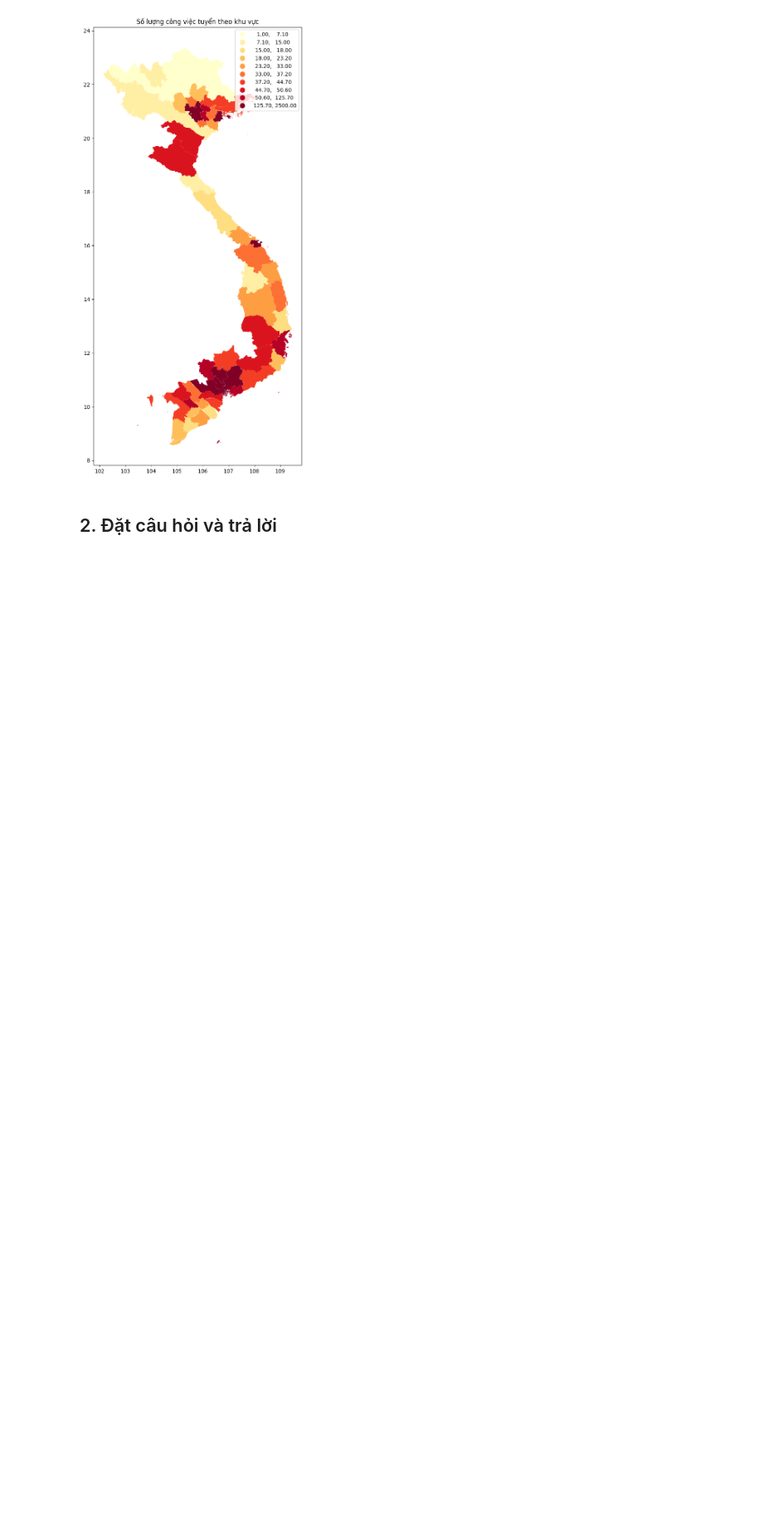
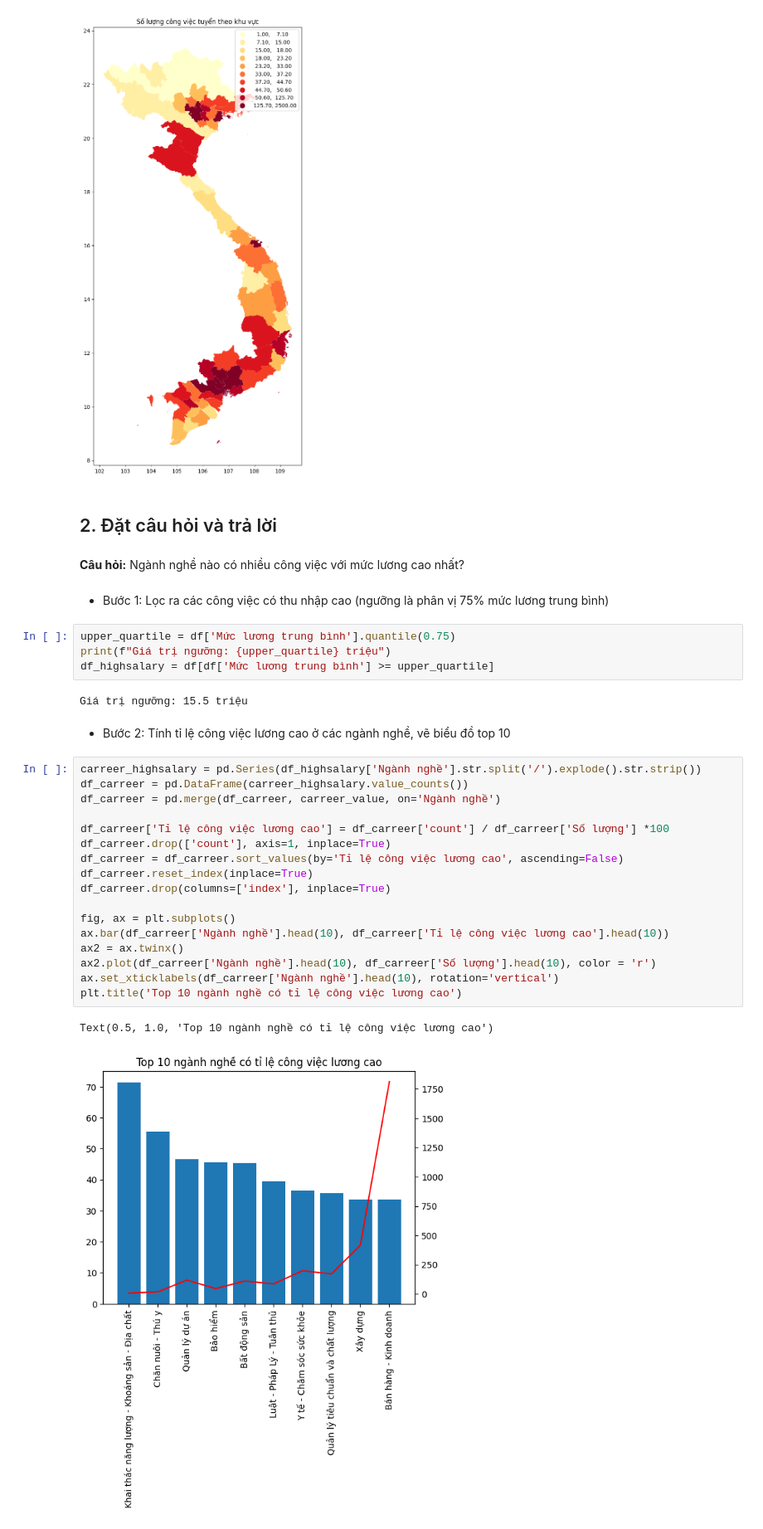
Before and after one commit to HungLVT/NMKHDL, a Jupyter notebook: notebooks/3.0-question-and-answer.ipynb, the cells around one changed output. Shown at 83% size. Cells and saved outputs as stored; diff of their text form; blank space fills up the shorter version.

```diff
--- a/notebooks/3.0-question-and-answer.ipynb
+++ b/notebooks/3.0-question-and-answer.ipynb
@@ -209,3 +209,35 @@ plt.show()
 [figure]
 # %% [markdown]
 ## 2. Đặt câu hỏi và trả lời
+# %% [markdown]
+**Câu hỏi:** Ngành nghề nào có nhiều công việc với mức lương cao nhất?
+# %% [markdown]
+- Bước 1: Lọc ra các công việc có thu nhập cao (ngưỡng là phân vị 75% mức lương trung bình)
+# %%
+upper_quartile = df['Mức lương trung bình'].quantile(0.75)
+print(f"Giá trị ngưỡng: {upper_quartile} triệu")
+df_highsalary = df[df['Mức lương trung bình'] >= upper_quartile]
+# %% [output]
+Giá trị ngưỡng: 15.5 triệu
+# %% [markdown]
+- Bước 2: Tính tỉ lệ công việc lương cao ở các ngành nghề, vẽ biểu đồ top 10
+# %%
+carreer_highsalary = pd.Series(df_highsalary['Ngành nghề'].str.split('/').explode().str.strip())
+df_carreer = pd.DataFrame(carreer_highsalary.value_counts())
+df_carreer = pd.merge(df_carreer, carreer_value, on='Ngành nghề')
+
+df_carreer['Tỉ lệ công việc lương cao'] = df_carreer['count'] / df_carreer['Số lượng'] *100
+df_carreer.drop(['count'], axis=1, inplace=True)
+df_carreer = df_carreer.sort_values(by='Tỉ lệ công việc lương cao', ascending=False)
+df_carreer.reset_index(inplace=True)
+df_carreer.drop(columns=['index'], inplace=True)
+
+fig, ax = plt.subplots()
+ax.bar(df_carreer['Ngành nghề'].head(10), df_carreer['Tỉ lệ công việc lương cao'].head(10))
+ax2 = ax.twinx()
+ax2.plot(df_carreer['Ngành nghề'].head(10), df_carreer['Số lượng'].head(10), color = 'r')
+ax.set_xticklabels(df_carreer['Ngành nghề'].head(10), rotation='vertical')
+plt.title('Top 10 ngành nghề có tỉ lệ công việc lương cao')
+# %% [output]
+Text(0.5, 1.0, 'Top 10 ngành nghề có tỉ lệ công việc lương cao')
+[figure, added]
```
Also changed, not shown: parts of 2 cells of this notebook.
